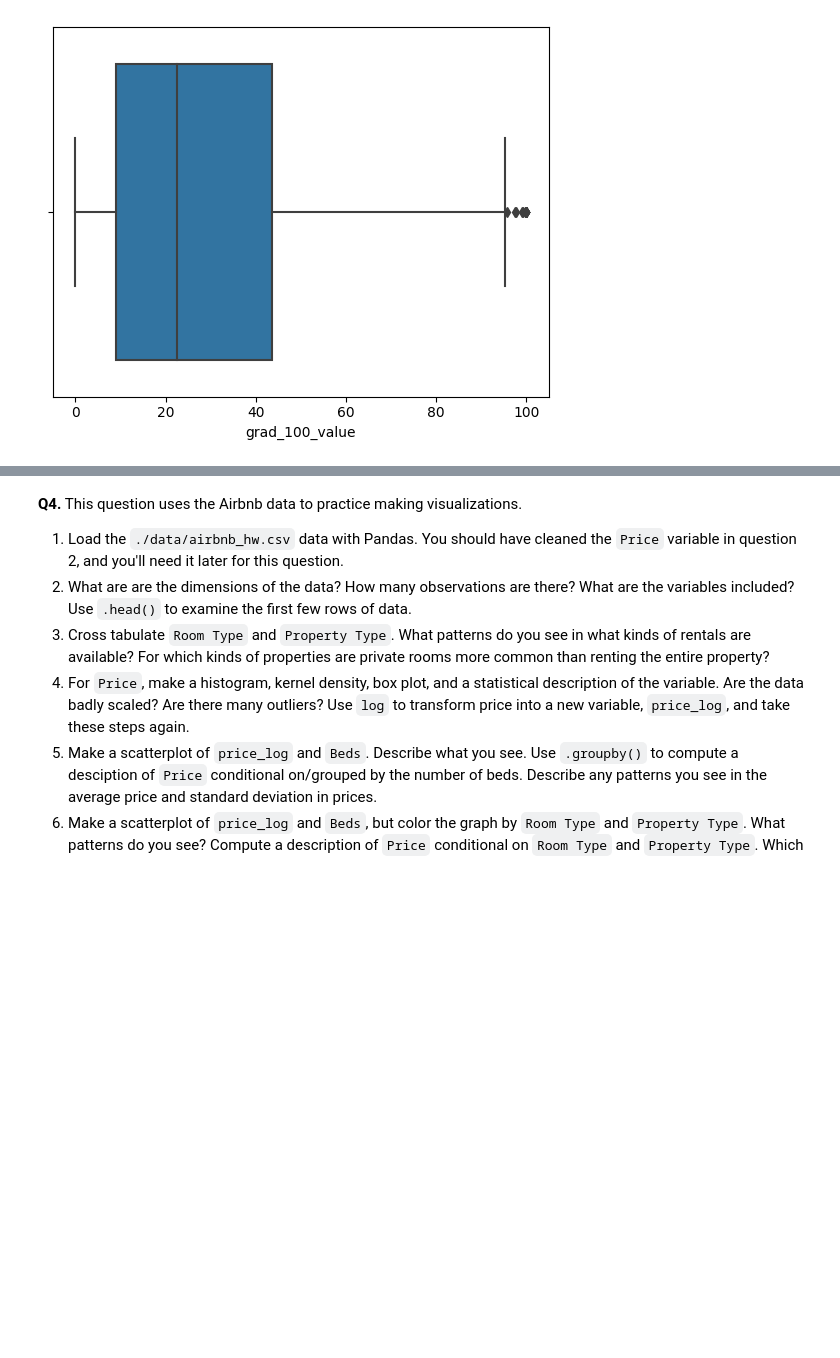
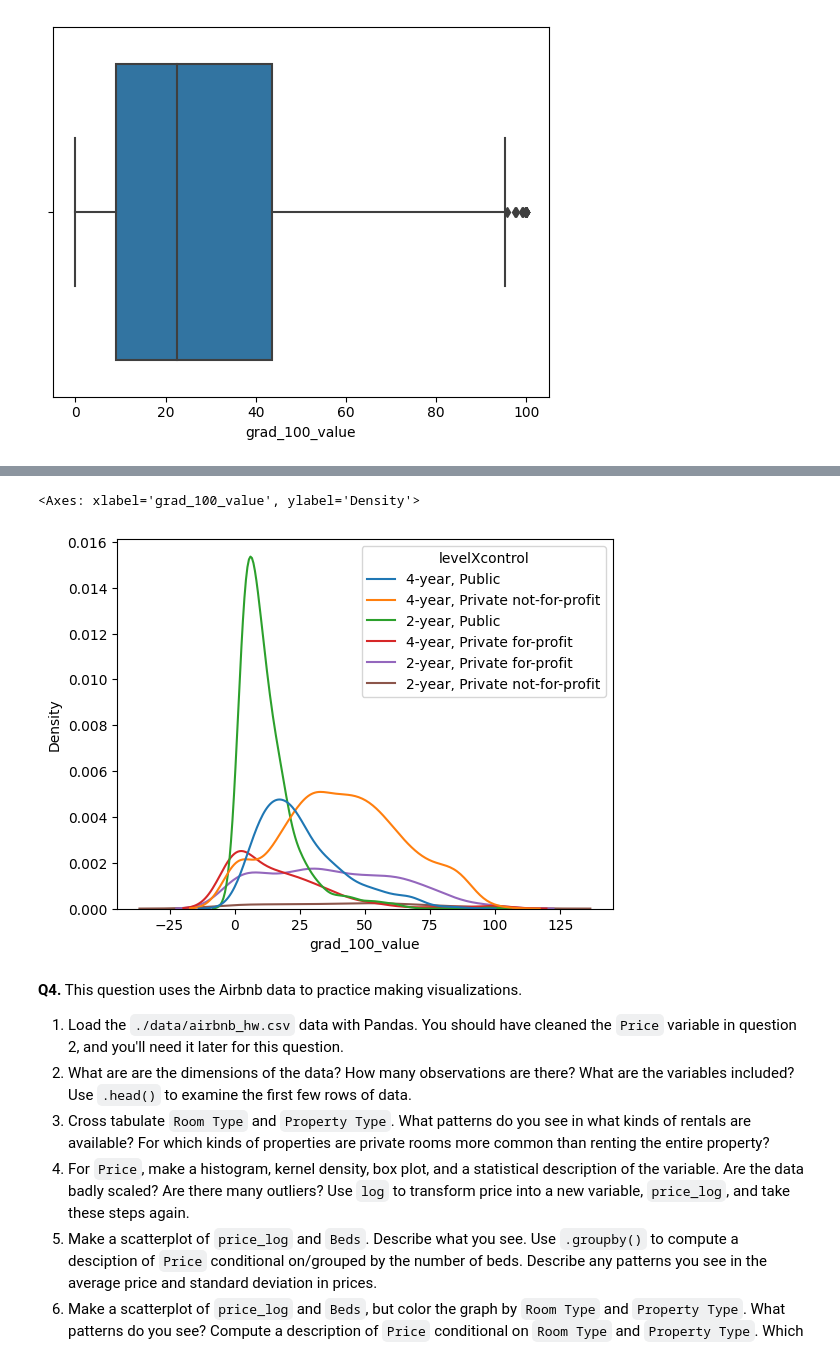
Before and after one commit to charlie-perez-35/DS3001-assignment2, a Jupyter notebook: assignment2.ipynb, the cells around one changed output, grey strips where cells are left out. Drawn from its saved outputs; the diff is of its cells as text; code cells hidden in the pictures; blank space fills up the shorter version.

```diff
--- a/assignment2.ipynb
+++ b/assignment2.ipynb
@@ -652,0 +697,5 @@ sns.boxplot(data=df,x=var)
+# %%
+# end part 5, beginning part 6
+
+df['levelXcontrol'] = df['level']+', '+df['control']
+print(df['levelXcontrol'])
@@ -653,3 +715,9 @@ sns.boxplot(data=df,x=var)
+# %%
+var4 = 'levelXcontrol'
+sns.kdeplot(data=df, x=var, hue=var4)
+# %% [output]
+<Axes: xlabel='grad_100_value', ylabel='Density'>
+[figure, added]
 # %% [markdown]
 **Q4.** This question uses the Airbnb data to practice making visualizations.
 
```
Also changed, not shown: parts of 9 cells of this notebook.
